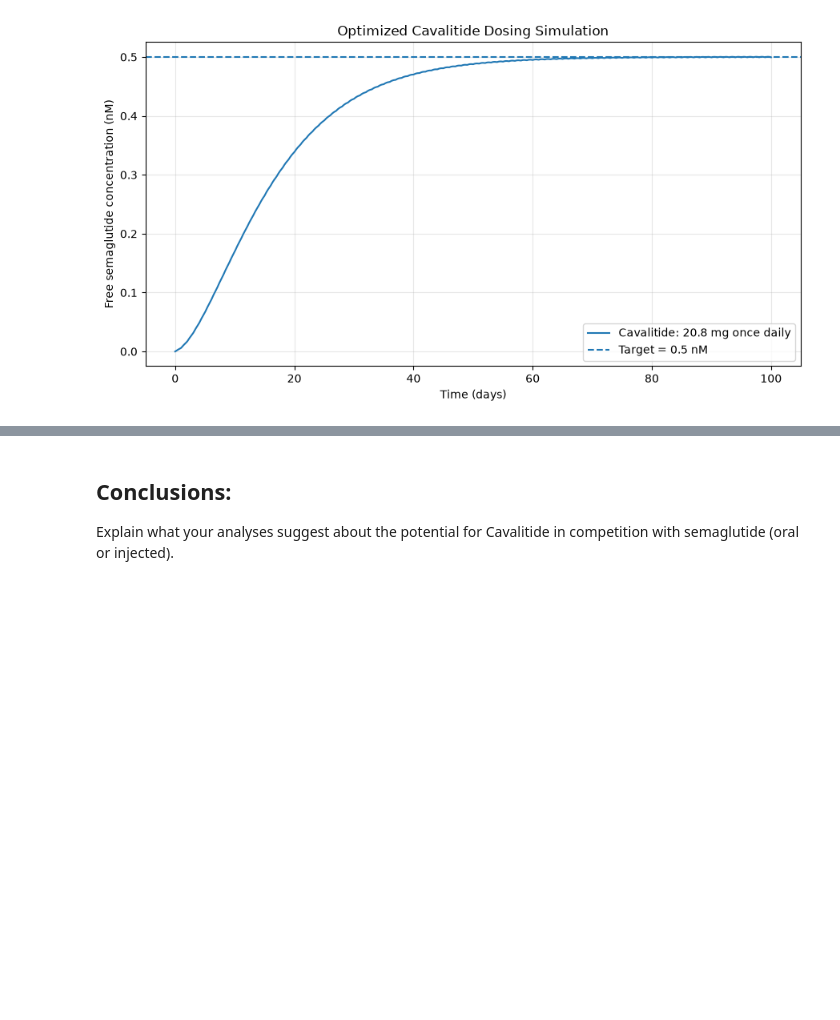
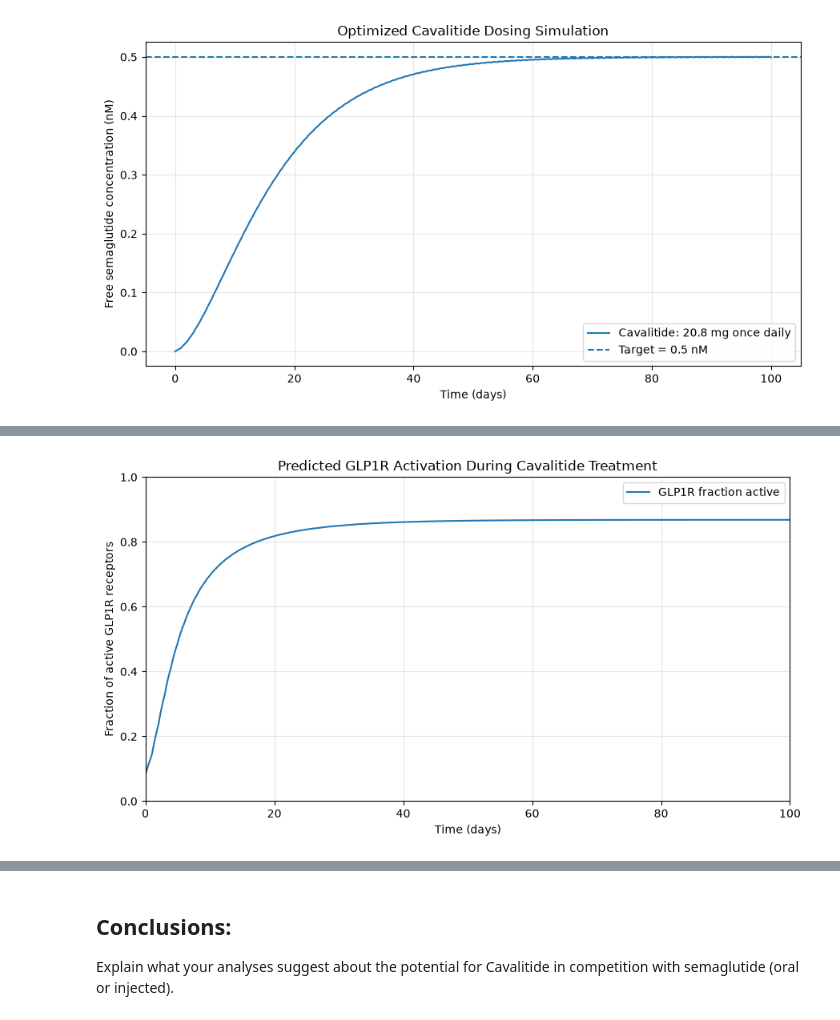
Before and after one commit to amccollbrady/bme2315_module3_pharmacology, a Jupyter notebook: Module3_Project_Final.ipynb, the cells around one changed output, grey strips where cells are left out. Drawn from its saved outputs; the diff is of its cells as text; code cells hidden in the pictures; blank space fills up the shorter version.

Commit message:
Started conclusion

```diff
--- a/Module3_Project_Final.ipynb
+++ b/Module3_Project_Final.ipynb
@@ -380,0 +380,84 @@ The Phase 1 clinical trial was a success, and you achieved the desired 0.5 nM co
+# %%
+import numpy as np
+import matplotlib.pyplot as plt
+from scipy.integrate import solve_ivp
+
+# Cavalitide pharmacokinetic parameters (from Task 2)
+Favailable = 0.01
+ka = 0.006          # 1/h
+D = 20.8            # mg per daily dose, optimized in Task 2
+interval = 24       # h
+n_doses = 100       # 100 days
+
+# Shared PK parameters
+ke = 0.0039         # 1/h
+V = 10.8            # L
+MW = 4113.6         # g/mol
+Ffree = 0.01        # fraction unbound in blood
+
+# GLP1 receptor pharmacodynamic parameters (from Task 1)
+Kd1 = 0.17          # nM, GLP-1 dissociation constant
+Kd2 = 0.077         # nM, optimized Cavalitide dissociation constant
+L1 = 0.015          # nM, fasting GLP-1 concentration
+
+def ODEfunc(t, y):
+    """PK model: depot amount (mg) and blood concentration (mg/L)."""
+    Asc, Cc = y
+    return [-ka * Asc, ka * Asc / V - ke * Cc]
+
+def Fact(L1, L2, Kd1, Kd2):
+    """Fraction of GLP1R receptors activated by GLP-1 and Cavalitide."""
+    return (Kd2 * L1 + Kd1 * L2) / (
+        Kd1 * Kd2 + Kd2 * L1 + Kd1 * L2
+    )
+
+def simulate_pkpd():
+    y = np.array([0.0, 0.0])
+    t_out, active_out = [], []
+    dt = 0.1
+
+    for i in range(n_doses):
+        y[0] += Favailable * D
+        t0, t1 = i * interval, (i + 1) * interval
+        t_eval = t0 + dt * np.arange(int(round(interval / dt)) + 1)
+
+        solution = solve_ivp(
+            ODEfunc, (t0, t1), y, t_eval=t_eval,
+            method="RK45", rtol=1e-8, atol=1e-10
+        )
+        if not solution.success:
+            raise RuntimeError(solution.message)
+
+        start = 0 if i == 0 else 1
+        t_out.append(solution.t[start:])
+        total_nM = solution.y[1, start:] * 1e6 / MW
+        free_nM = Ffree * total_nM
+        active_out.append(Fact(L1, free_nM, Kd1, Kd2))
+        y = solution.y[:, -1].copy()
+
+    return np.concatenate(t_out) / 24, np.concatenate(active_out)
+
+if __name__ == "__main__":
+    time_days, fraction_active = simulate_pkpd()
+    final_day = time_days >= 99
+    print(f"Optimized Cavalitide Kd2: {Kd2:.3f} nM")
+    print(f"Mean GLP1R activation on day 100: "
+          f"{np.mean(fraction_active[final_day]):.4f}")
+    print(f"Day 100 activation range: "
+          f"{np.min(fraction_active[final_day]):.4f}–"
+          f"{np.max(fraction_active[final_day]):.4f}")
+
+    plt.figure(figsize=(9, 5))
+    plt.plot(time_days, fraction_active, label="GLP1R fraction active")
+    plt.xlabel("Time (days)")
+    plt.ylabel("Fraction of active GLP1R receptors")
+    plt.title("Predicted GLP1R Activation During Cavalitide Treatment")
+    plt.xlim(0, 100)
+    plt.ylim(0, 1)
+    plt.grid(alpha=0.3)
+    plt.legend()
+    plt.tight_layout()
+    plt.savefig("cavalitidePKPD_receptor_activation.png",
+                dpi=300, bbox_inches="tight")
+    plt.show()
+# %% [output]
@@ -380,0 +467 @@ The Phase 1 clinical trial was a success, and you achieved the desired 0.5 nM co
+[figure, added]
```
Also changed, not shown: parts of 7 cells of this notebook, 1 other file.
